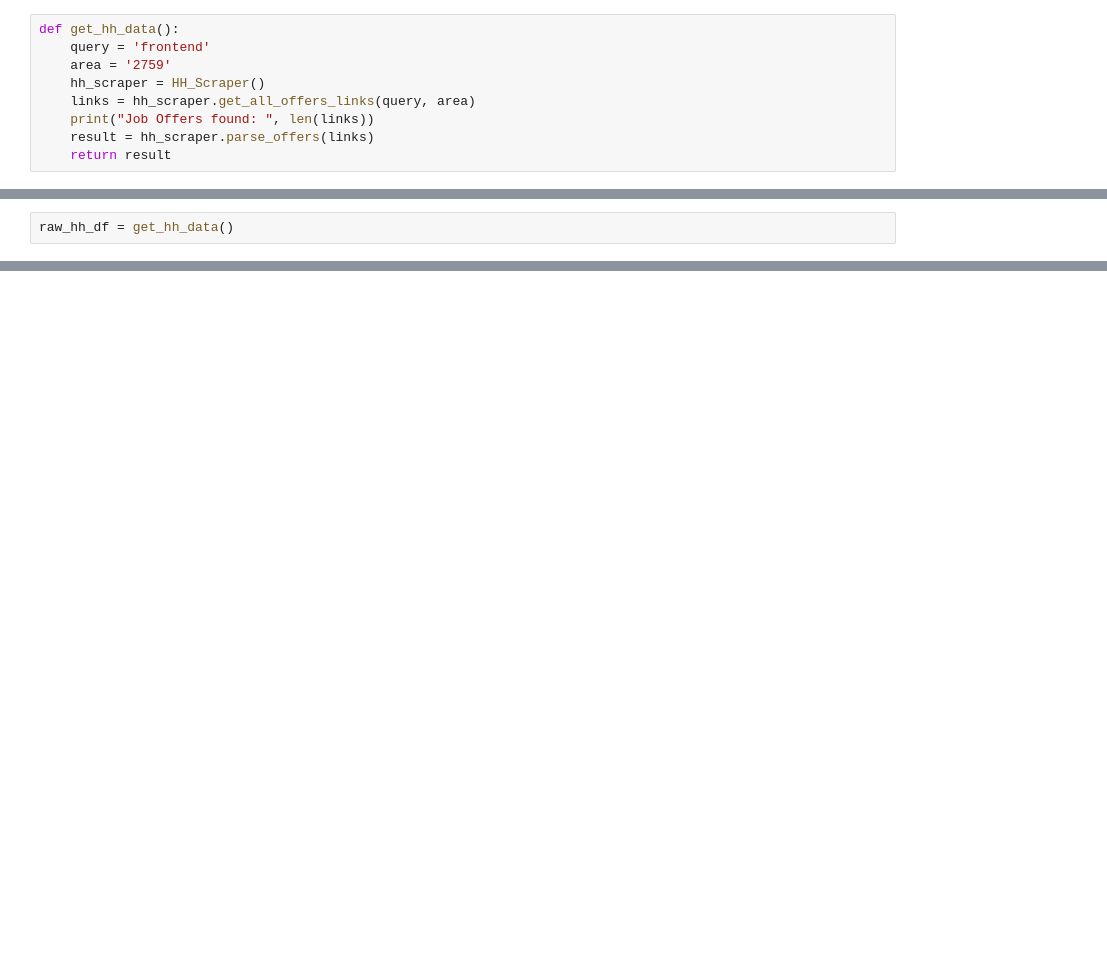
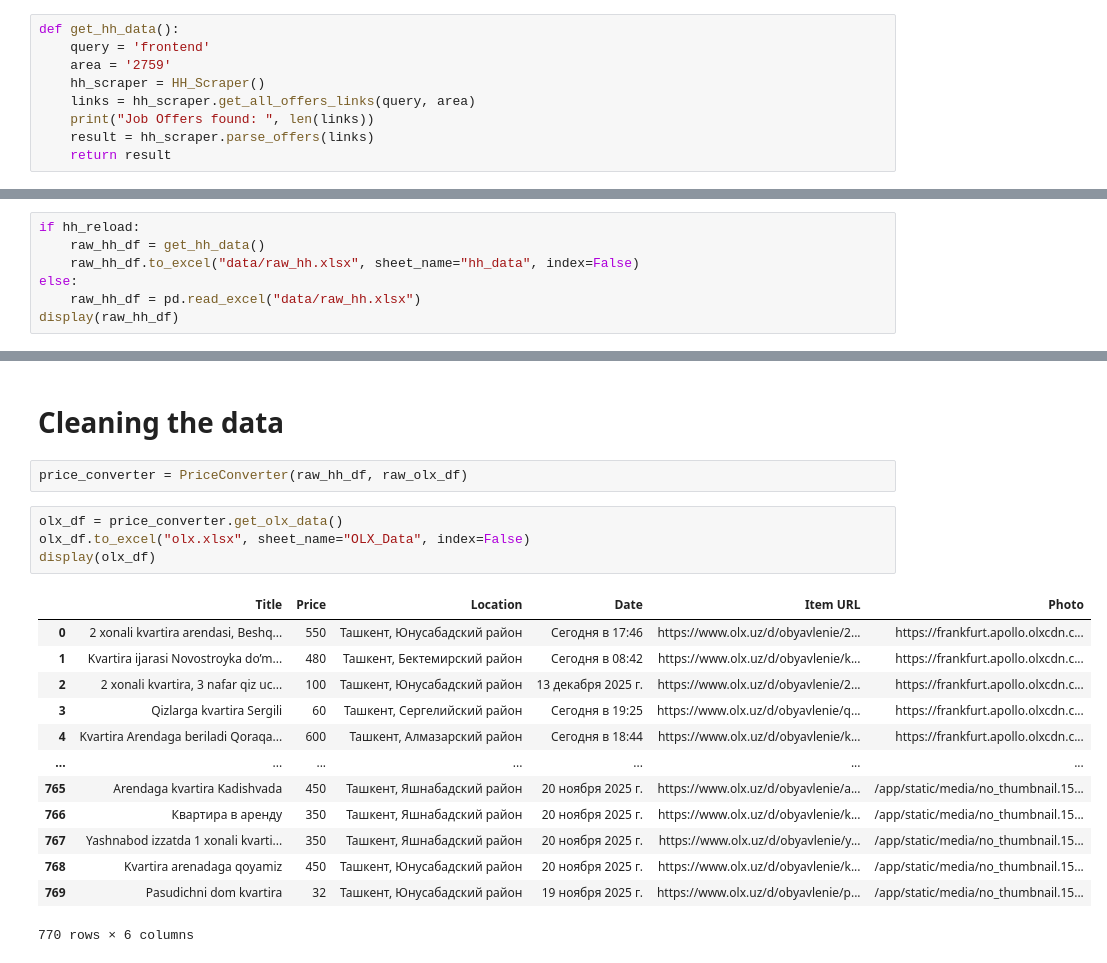
Before and after one commit to Khojayev12/udea-3-data-science-final, a Jupyter notebook: main.ipynb, the cells around one changed output, grey strips where cells are left out. Saved outputs shown, nothing was run; the diff lists cells and outputs as text; blank space fills up the shorter version.

```diff
--- a/main.ipynb
+++ b/main.ipynb
@@ -69,3 +110,8 @@ display(raw_olx_df)
 # %%
-raw_hh_df = get_hh_data()
+if hh_reload:
+    raw_hh_df = get_hh_data()
+    raw_hh_df.to_excel("data/raw_hh.xlsx", sheet_name="hh_data", index=False)
+else:
+    raw_hh_df = pd.read_excel("data/raw_hh.xlsx")
+display(raw_hh_df)
 # %% [output]
@@ -104,0 +148,22 @@ display(raw_hh_df)
+# %% [markdown]
+# Cleaning the data
+# %%
+price_converter = PriceConverter(raw_hh_df, raw_olx_df)
+# %%
+olx_df = price_converter.get_olx_data()
+olx_df.to_excel("olx.xlsx", sheet_name="OLX_Data", index=False)
+display(olx_df)
+# %% [output]
+|  | Title | Price | Location | Date | Item URL | Photo |
+| 0 | 2 xonali kvartira arendasi, Beshq... | 550 | Ташкент, Юнусабадский район | Сегодня в 17:46 | https://www.olx.uz/d/obyavlenie/2... | https://frankfurt.apollo.olxcdn.c... |
+| 1 | Kvartira ijarasi Novostroyka do’m... | 480 | Ташкент, Бектемирский район | Сегодня в 08:42 | https://www.olx.uz/d/obyavlenie/k... | https://frankfurt.apollo.olxcdn.c... |
+| 2 | 2 xonali kvartira, 3 nafar qiz uc... | 100 | Ташкент, Юнусабадский район | 13 декабря 2025 г. | https://www.olx.uz/d/obyavlenie/2... | https://frankfurt.apollo.olxcdn.c... |
+| 3 | Qizlarga kvartira Sergili | 60 | Ташкент, Сергелийский район | Сегодня в 19:25 | https://www.olx.uz/d/obyavlenie/q... | https://frankfurt.apollo.olxcdn.c... |
+| 4 | Kvartira Arendaga beriladi Qoraqa... | 600 | Ташкент, Алмазарский район | Сегодня в 18:44 | https://www.olx.uz/d/obyavlenie/k... | https://frankfurt.apollo.olxcdn.c... |
+| ... | ... | ... | ... | ... | ... | ... |
+| 765 | Arendaga kvartira Kadishvada | 450 | Ташкент, Яшнабадский район | 20 ноября 2025 г. | https://www.olx.uz/d/obyavlenie/a... | /app/static/media/no_thumbnail.15... |
+| 766 | Квартира в аренду | 350 | Ташкент, Яшнабадский район | 20 ноября 2025 г. | https://www.olx.uz/d/obyavlenie/k... | /app/static/media/no_thumbnail.15... |
+| 767 | Yashnabod izzatda 1 xonali kvarti... | 350 | Ташкент, Яшнабадский район | 20 ноября 2025 г. | https://www.olx.uz/d/obyavlenie/y... | /app/static/media/no_thumbnail.15... |
+| 768 | Kvartira arenadaga qoyamiz | 450 | Ташкент, Юнусабадский район | 20 ноября 2025 г. | https://www.olx.uz/d/obyavlenie/k... | /app/static/media/no_thumbnail.15... |
+| 769 | Pasudichni dom kvartira | 32 | Ташкент, Юнусабадский район | 19 ноября 2025 г. | https://www.olx.uz/d/obyavlenie/p... | /app/static/media/no_thumbnail.15... |
+770 rows × 6 columns
```
Also changed, not shown: parts of 10 cells of this notebook, 14 other files.
